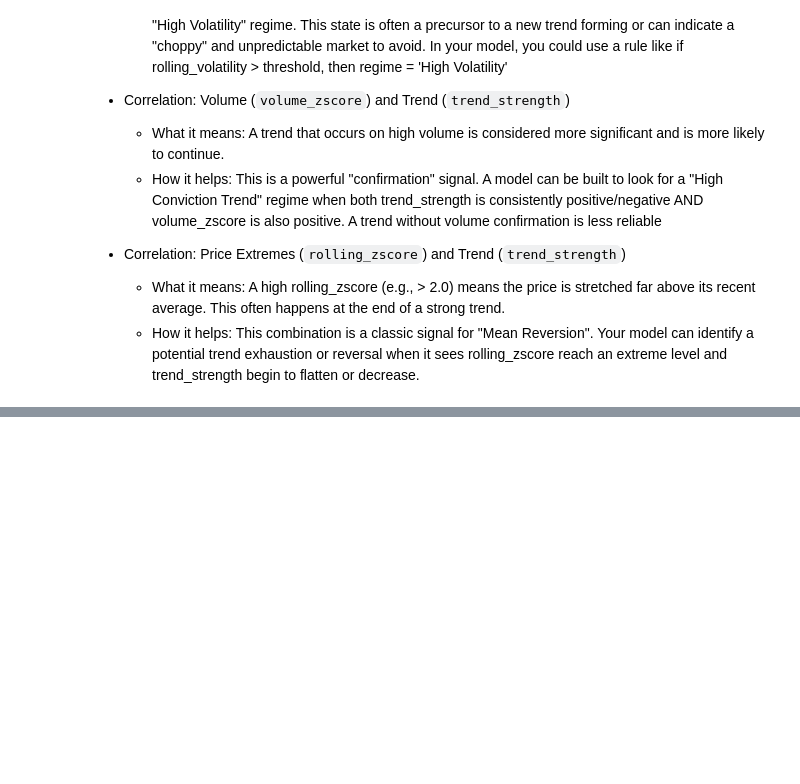
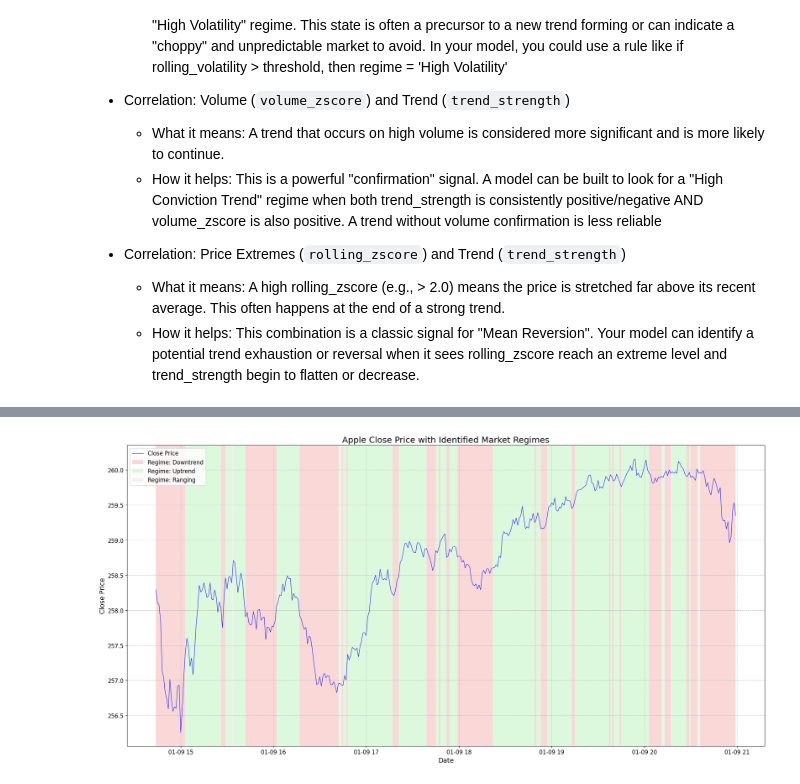
Before and after one commit to regional-specter/Trading-Bot-Algo, a Jupyter notebook: layers/timeseries_market_trends.ipynb, the cells around one changed output, grey strips where cells are left out. Saved outputs shown, nothing was run; the diff lists cells and outputs as text; code cells hidden in the pictures; blank space fills up the shorter version.

Commit message:
Added Market Regime Classification using Rule-based model

```diff
--- a/layers/timeseries_market_trends.ipynb
+++ b/layers/timeseries_market_trends.ipynb
@@ -200,0 +252,76 @@ Here are key correlations and how they help you build a model to predict the mar
+# %%
+# Drop 'Unknown' regimes for cleaner visualization and avoid SettingWithCopyWarning
+df_plot = market_data_df.dropna(subset=['regime']).copy()
+
+if 'Unknown' in df_plot['regime'].unique():
+    df_plot = df_plot[df_plot['regime'] != 'Unknown']
+
+regime_colors = {
+    'Uptrend': 'lightgreen',
+    'Downtrend': 'lightcoral',
+    'Ranging': 'lightgray',
+    'Volatile': 'lightblue',
+    'Unknown': 'white'
+}
+
+plt.figure(figsize=(20, 10))
+ax = plt.gca()
+
+# 3. Plot Closing Price
+ax.plot(
+    df_plot['datetime'],
+    df_plot['close'],
+    color='blue',
+    label='Close Price',
+    linewidth=0.8
+)
+
+current_regime = None
+start_date = None
+
+for index, row in df_plot.iterrows():
+    if current_regime is None:
+        current_regime = row['regime']
+        start_date = row['datetime']
+    elif row['regime'] != current_regime:
+        end_date = row['datetime']
+
+        # Check if label already exists to avoid duplicate legend entries
+        label_str = f'Regime: {current_regime}'
+        existing_labels = [l.get_label() for l in ax.get_legend_handles_labels()[0]]
+
+        ax.axvspan(
+            start_date,
+            end_date,
+            facecolor=regime_colors.get(current_regime, 'white'),
+            alpha=0.3,
+            label=label_str if label_str not in existing_labels else ""
+        )
+        current_regime = row['regime']
+        start_date = row['datetime']
+
+if start_date is not None and current_regime is not None:
+    label_str = f'Regime: {current_regime}'
+    existing_labels = [l.get_label() for l in ax.get_legend_handles_labels()[0]]
+
+    ax.axvspan(
+        start_date,
+        df_plot['datetime'].iloc[-1],
+        facecolor=regime_colors.get(current_regime, 'white'),
+        alpha=0.3,
+        label=label_str if label_str not in existing_labels else ""
+    )
+
+plt.title('Apple Close Price with Identified Market Regimes', fontsize=18)
+plt.xlabel('Date', fontsize=14)
+plt.ylabel('Close Price', fontsize=14)
+
+plt.legend(loc='best', fontsize=12, framealpha=0.8)
+
+plt.grid(True, linestyle='--', alpha=0.7)
+
+# 3. Reset tight_layout to use the full figure area
+plt.tight_layout()
+plt.show()
+# %% [output]
+[figure, added]
```
Also changed, not shown: parts of 1 cell of this notebook.
